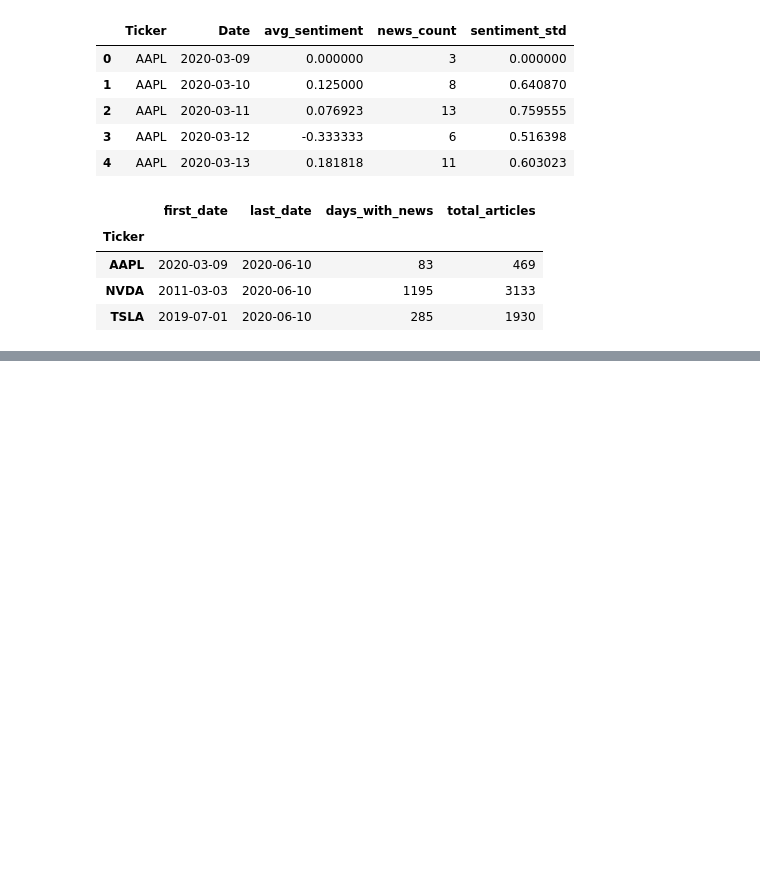
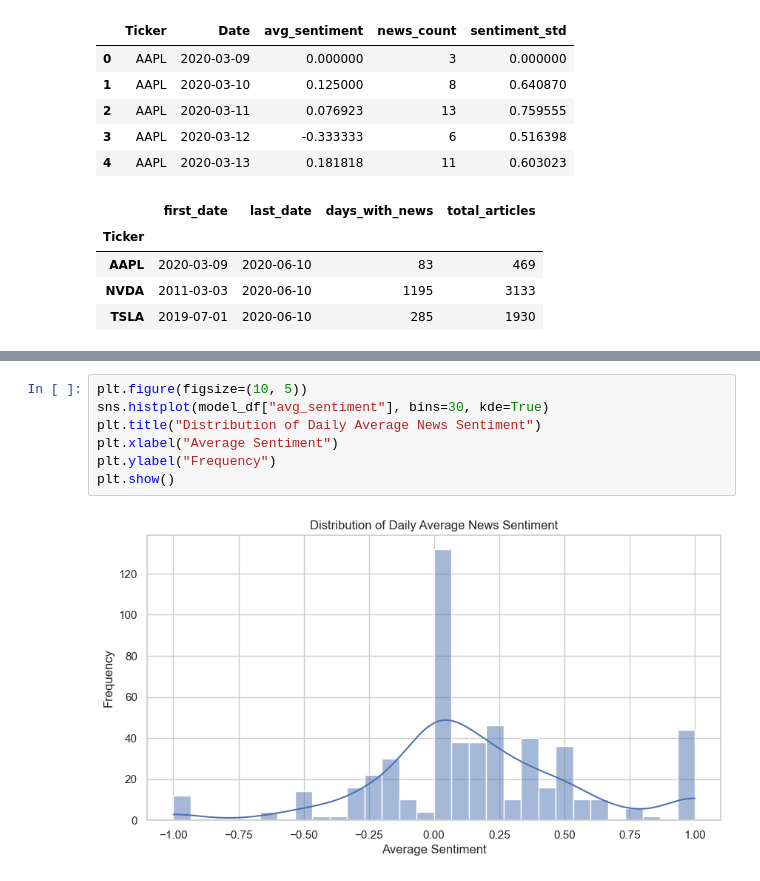
Before and after one commit to mtodoroff/DataScienceSoftuni, a Jupyter notebook: Financial_News_Stock_Market_Sentiment_Project.ipynb, the cells around one changed output, grey strips where cells are left out. Drawn from its saved outputs; the diff is of its cells as text; blank space fills up the shorter version.

```diff
--- a/Financial_News_Stock_Market_Sentiment_Project.ipynb
+++ b/Financial_News_Stock_Market_Sentiment_Project.ipynb
@@ -453,0 +516,9 @@ display(daily_sentiment.groupby("Ticker").agg(
+# %%
+plt.figure(figsize=(10, 5))
+sns.histplot(model_df["avg_sentiment"], bins=30, kde=True)
+plt.title("Distribution of Daily Average News Sentiment")
+plt.xlabel("Average Sentiment")
+plt.ylabel("Frequency")
+plt.show()
+# %% [output]
+[figure, added]
```
Also changed, not shown: parts of 8 cells of this notebook.
